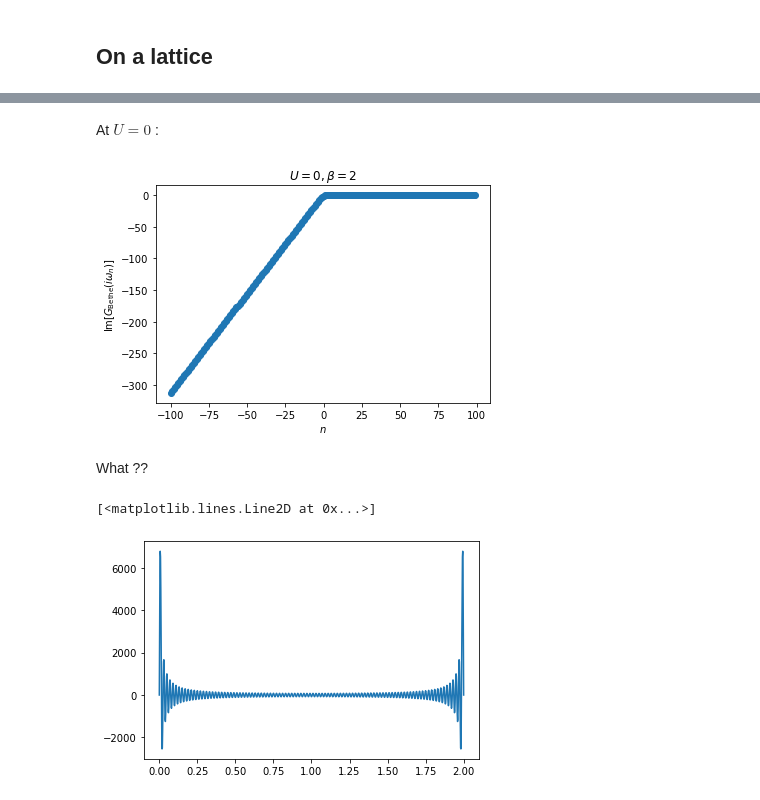
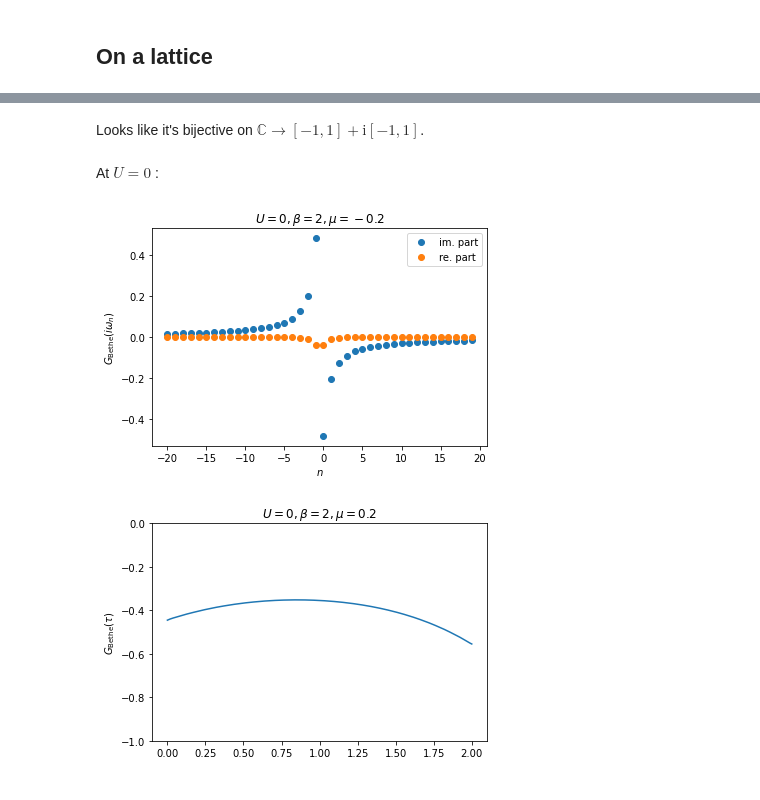
Before and after one commit to romainfd/DMFT-solver, a Jupyter notebook: play-with-green-func.ipynb, the cells around one changed output, grey strips where cells are left out. Drawn from its saved outputs; the diff is of its cells as text; code cells hidden in the pictures.

```diff
--- a/play-with-green-func.ipynb
+++ b/play-with-green-func.ipynb
@@ -66,6 +64,5 @@ def greenmatsubara_freq_to_time_half (β:float, Giωn_half:np.array) -> Callable
 # %%
-def test_Giωn_1 (β, n, ξ):
-    iωn = 1j*ωn(β,n)
+def test_Giωn_1 (β, iωn, ξ):
     return 1 / ( iωn - ξ )
 
 def test_Gτ_1 (β, τ, ξ):
@@ -81,11 +78,12 @@ plt.ylim((-1,0))
 
 for ncut in [20,200]:
     n = np.arange(-ncut,ncut)
-    test_Gτ_1_tr = greenmatsubara_freq_to_time(β, Giωn=test_Giωn_1(β,n,ξ))
+    iωn = 1j*ωn(β,n)
+    test_Gτ_1_tr = greenmatsubara_freq_to_time(β, iωn, Giωn=test_Giωn_1(β,iωn,ξ))
     plt.plot(τ,test_Gτ_1_tr(τ), label=r"$\operatorname{FT}^{-1}[ G_\operatorname{true}(i\omega_n) ]$"+r", $n\in[-{ncut},{ncut}[$".format(ncut=ncut), alpha=0.8)
 
-plt.legend();
+plt.legend()
 plt.xlabel(r"$\tau \in [0,\beta]$")
-plt.ylabel(r"$G(\tau)$")
+plt.ylabel(r"$G(\tau)$");
 #plt.savefig("green-tau-ringing.pdf", bbox_inches='tight')
 # %% [output]
@@ -209,9 +204,20 @@ for U,ax in zip([1, 4], [ax1,ax2]):
 def latt_Bethe_DoS (ϵ:float) -> float:
     return 1/(2*π) * np.sqrt(4-ϵ**2)
 
+# with "where the sign of the imaginary part of the square root is the same as the sign of Im{z}"
 def latt_Bethe_hilbert (z:float) -> float:
-    s = np.sign(np.imag(z))
-    return (z-s*np.sqrt(z**2-4))/2
+    inside = 0j+(z)**2-4
+    sqroot = np.sqrt(inside)
+    sqroot = np.real(sqroot) + 1j*np.copysign(np.imag(sqroot), np.imag(z))
+    return (z-sqroot)/2
+
+# with s=sgn(Re(z))
+def latt_Bethe_hilbert (z:float) -> float:
+    inside = 0j+(z+1e-40)**2-4
+    s = np.sign(np.real(z+1e-40))
+    return (z-s*np.sqrt(inside))/2
 
 def latt_Bethe_R (x:float) -> float:
+    if np.any(np.abs(np.real(x))>1) or np.any(np.abs(np.imag(x))>1):
+        raise ValueError("the reciprocal Hilbert transform for the Bethe lattice is defined only on [-1,1]+i[-1,1]")
     return x + 1/x
@@ -221,3 +248,5 @@ def imp_bath_Giωn_from_Gloc (R:Callable[[float],float], Gloc_iωn:np.array, iω
+# %% [markdown]
+Looks like it's bijective on $\mathbb{C} \to [-1,1]+\mathrm{i} [-1,1]$.
 # %% [markdown]
 At $U=0$ :
 # %%
@@ -225,23 +254,27 @@ def G0_loc_iωn (latt_hilbert, iωn, µ):
     return latt_hilbert(iωn+µ)
 
 β = 2
-n = np.arange(-100,100)
+n = np.arange(-20,20)
 iωn = 1j*ωn(β,n)
+µ = -0.2
 
-G0_iωn_Bethe = G0_loc_iωn(latt_Bethe_hilbert, iωn, µ=0)
+G0_iωn_Bethe = G0_loc_iωn(latt_Bethe_hilbert, iωn, µ)
 
-plt.plot(n, np.imag(G0_iωn_Bethe), 'o')
+plt.plot(n, np.imag(G0_iωn_Bethe), 'o', label='im. part')
+plt.plot(n, np.real(G0_iωn_Bethe), 'o', label='re. part')
 plt.xlabel("$n$")
-plt.ylabel(r"$\operatorname{Im}[ G_\operatorname{Bethe}(i\omega_n) ]$");
-plt.title(r"$U=0, \beta=2$");
+plt.ylabel(r"$G_\operatorname{Bethe}(i\omega_n)$")
+plt.legend()
+plt.title(r"$U=0, \beta={}, \mu={}$".format(β,µ));
 # %% [output]
-[figure, old version]
+[figure, new version]
-# %% [markdown]
-What ??
 # %%
-Gτ_Bethe = greenmatsubara_freq_to_time(β, G0_iωn_Bethe)
+Gτ_Bethe = greenmatsubara_freq_to_time_sing(β, iωn, G0_iωn_Bethe-1/iωn)
 τ = np.linspace(0,β,1000)
 plt.plot(τ,Gτ_Bethe(τ))
+
+plt.ylim((-1,0))
+plt.ylabel(r"$G_\operatorname{Bethe}(\tau)$")
+plt.title(r"$U=0, \beta={}, \mu={}$".format(β,µ));
 # %% [output]
-[<matplotlib.lines.Line2D at 0x...>]
-[figure, old version]
+[figure, new version]
```
Also changed, not shown: parts of 15 cells of this notebook, 2 other files.
